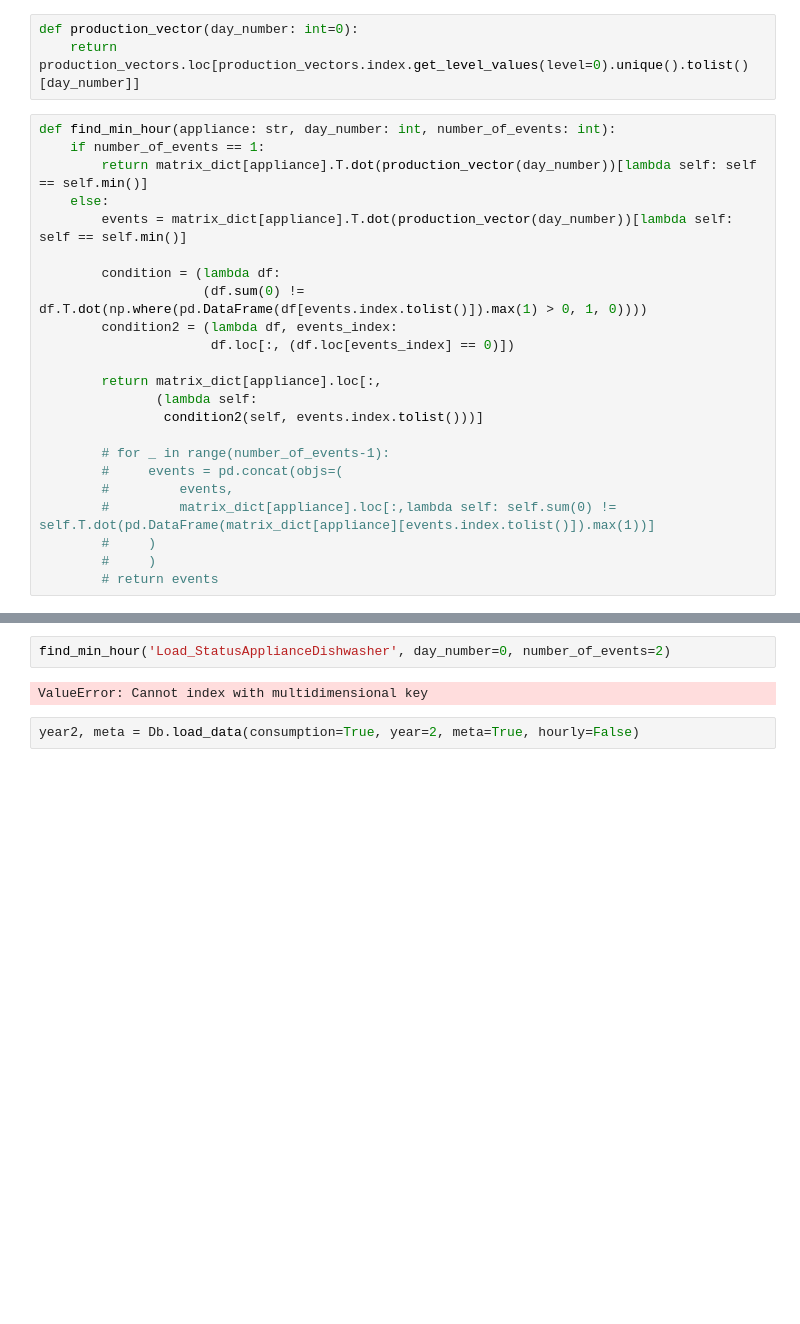
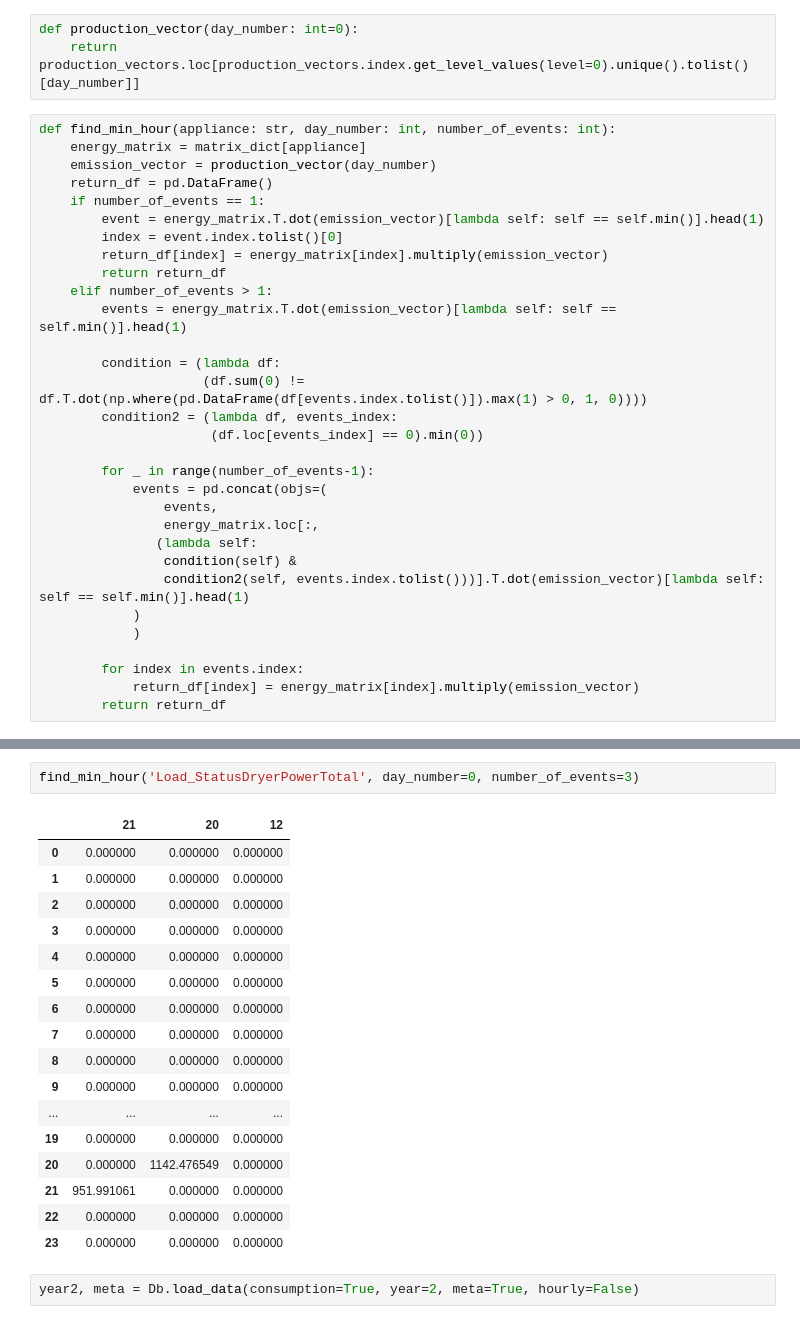
Before and after one commit to christiannielsen98/Datavidenskab-P6, a Jupyter notebook: Project/_07OptimiseConsumption/lifespan_consumption_matrix.ipynb, the cells around one changed output, grey strips where cells are left out. Drawn from its saved outputs; the diff is of its cells as text; blank space fills up the shorter version.

```diff
--- a/Project/_07OptimiseConsumption/lifespan_consumption_matrix.ipynb
+++ b/Project/_07OptimiseConsumption/lifespan_consumption_matrix.ipynb
@@ -153,24 +155,32 @@ def production_vector(day_number: int=0):
     return production_vectors.loc[production_vectors.index.get_level_values(level=0).unique().tolist()[day_number]]
 # %%
 def find_min_hour(appliance: str, day_number: int, number_of_events: int):
+    energy_matrix = matrix_dict[appliance]
+    emission_vector = production_vector(day_number)
+    return_df = pd.DataFrame()
     if number_of_events == 1:
-        return matrix_dict[appliance].T.dot(production_vector(day_number))[lambda self: self == self.min()]
-    else:
-        events = matrix_dict[appliance].T.dot(production_vector(day_number))[lambda self: self == self.min()]
+        event = energy_matrix.T.dot(emission_vector)[lambda self: self == self.min()].head(1)
+        index = event.index.tolist()[0]
+        return_df[index] = energy_matrix[index].multiply(emission_vector)
+        return return_df
+    elif number_of_events > 1:
+        events = energy_matrix.T.dot(emission_vector)[lambda self: self == self.min()].head(1)
 
         condition = (lambda df:
                      (df.sum(0) != df.T.dot(np.where(pd.DataFrame(df[events.index.tolist()]).max(1) > 0, 1, 0))))
         condition2 = (lambda df, events_index:
-                      df.loc[:, (df.loc[events_index] == 0)])
+                      (df.loc[events_index] == 0).min(0))
 
-        return matrix_dict[appliance].loc[:,
+        for _ in range(number_of_events-1):
+            events = pd.concat(objs=(
+                events,
+                energy_matrix.loc[:,
                (lambda self:
-                condition2(self, events.index.tolist()))]
+                condition(self) &
+                condition2(self, events.index.tolist()))].T.dot(emission_vector)[lambda self: self == self.min()].head(1)
+            )
+            )
 
-        # for _ in range(number_of_events-1):
-        #     events = pd.concat(objs=(
-        #         events,
-        #         matrix_dict[appliance].loc[:,lambda self: self.sum(0) != self.T.dot(pd.DataFrame(matrix_dict[appliance][events.index.tolist()]).max(1))]
-        #     )
-        #     )
-        # return events
+        for index in events.index:
+            return_df[index] = energy_matrix[index].multiply(emission_vector)
+        return return_df
@@ -186,7 +215,23 @@ dtype: float64
 # %%
-find_min_hour('Load_StatusApplianceDishwasher', day_number=0, number_of_events=2)
+find_min_hour('Load_StatusDryerPowerTotal', day_number=0, number_of_events=3)
 # %% [output]
-ValueError: Cannot index with multidimensional key
+|  | 21 | 20 | 12 |
+| 0 | 0.000000 | 0.000000 | 0.000000 |
+| 1 | 0.000000 | 0.000000 | 0.000000 |
+| 2 | 0.000000 | 0.000000 | 0.000000 |
+| 3 | 0.000000 | 0.000000 | 0.000000 |
+| 4 | 0.000000 | 0.000000 | 0.000000 |
+| 5 | 0.000000 | 0.000000 | 0.000000 |
+| 6 | 0.000000 | 0.000000 | 0.000000 |
+| 7 | 0.000000 | 0.000000 | 0.000000 |
+| 8 | 0.000000 | 0.000000 | 0.000000 |
+| 9 | 0.000000 | 0.000000 | 0.000000 |
+| ... | ... | ... | ... |
+| 19 | 0.000000 | 0.000000 | 0.000000 |
+| 20 | 0.000000 | 1142.476549 | 0.000000 |
+| 21 | 951.991061 | 0.000000 | 0.000000 |
+| 22 | 0.000000 | 0.000000 | 0.000000 |
+| 23 | 0.000000 | 0.000000 | 0.000000 |
 # %%
 year2, meta = Db.load_data(consumption=True, year=2, meta=True, hourly=False)
 # %%
```
Also changed, not shown: parts of 20 cells of this notebook, 1 other file.
